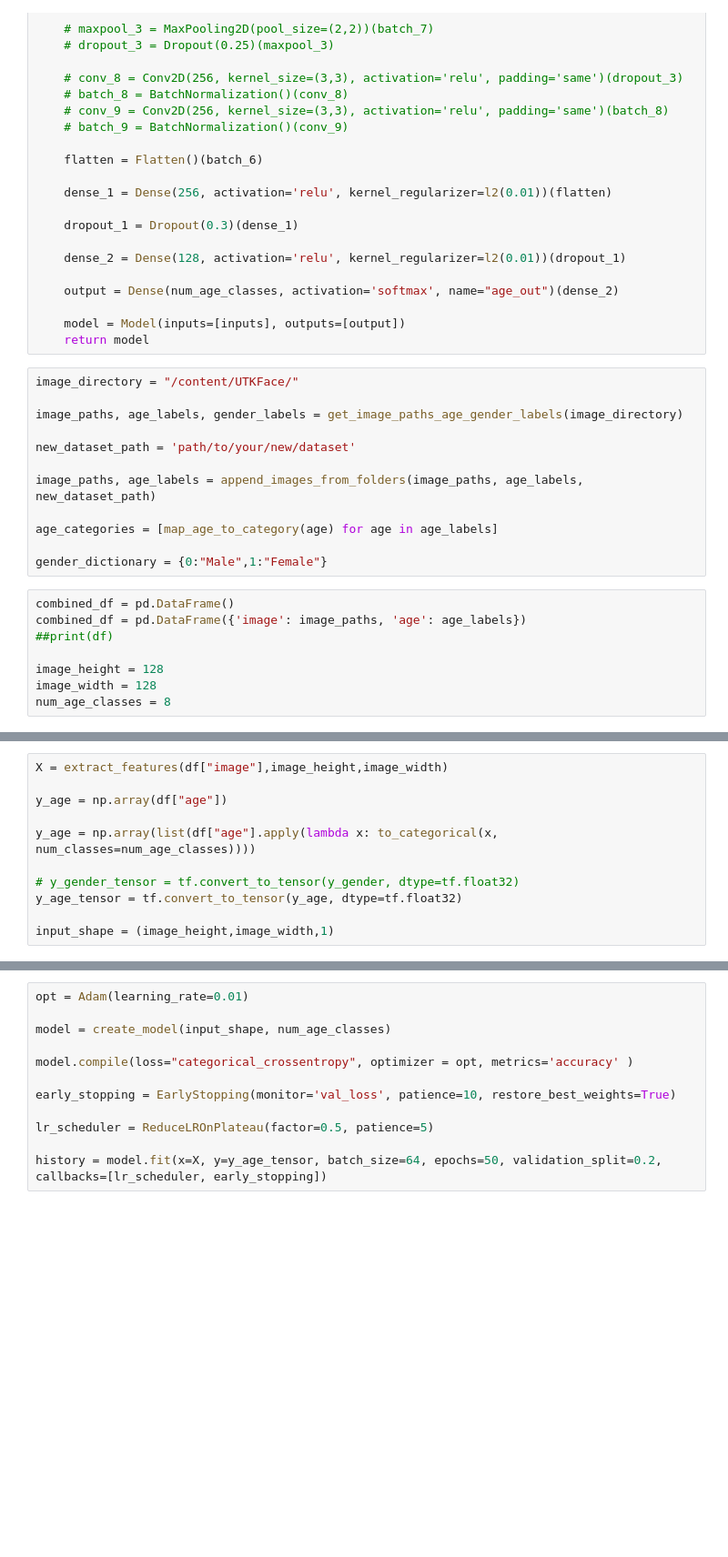
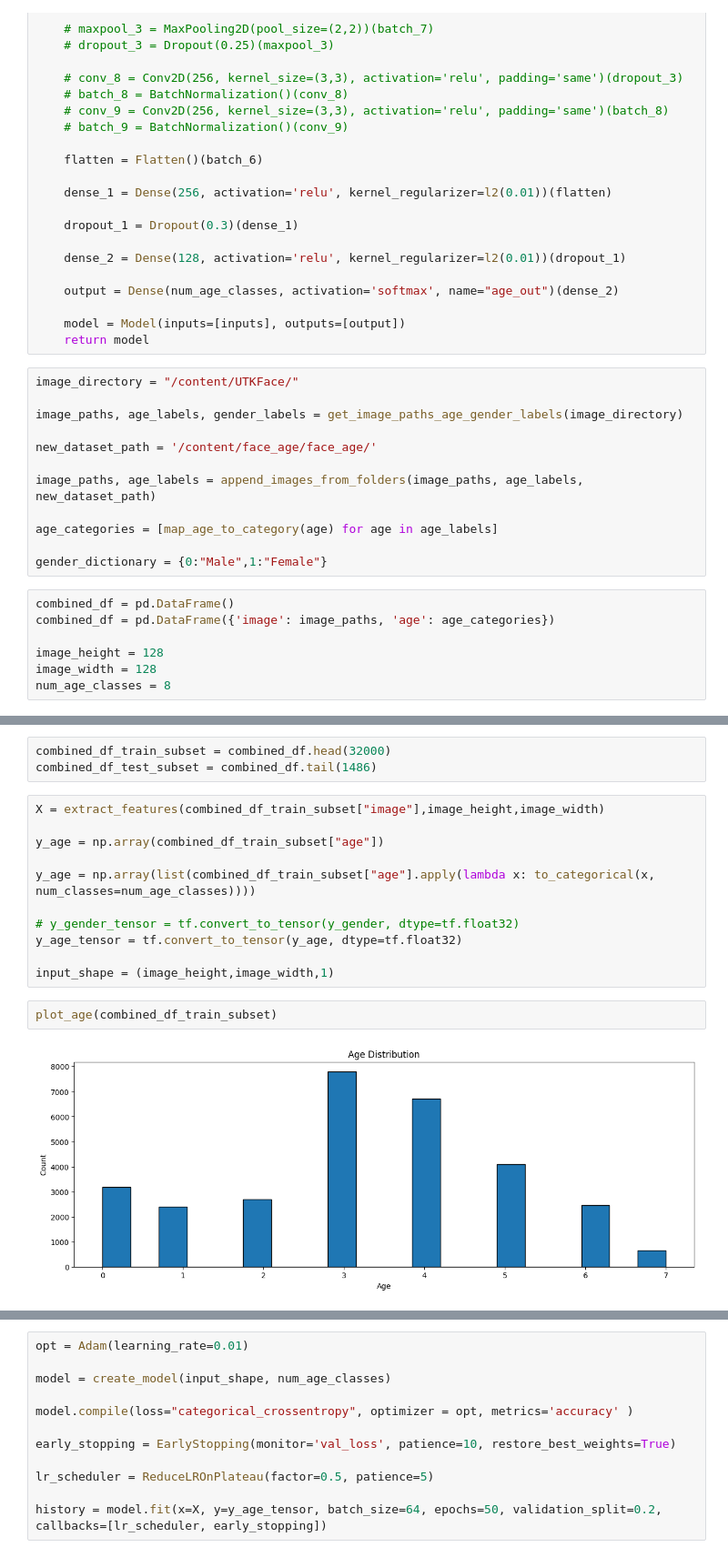
Before and after one commit to VladimirVladetic/AgePrediction, a Jupyter notebook: AgeModel.ipynb, the cells around one changed output, grey strips where cells are left out. Shown at 91% size. Cells and saved outputs as stored; diff of their text form; blank space fills up the shorter version.

```diff
--- a/AgeModel.ipynb
+++ b/AgeModel.ipynb
@@ -163,7 +175,7 @@ image_directory = "/content/UTKFace/"
 
 image_paths, age_labels, gender_labels = get_image_paths_age_gender_labels(image_directory)
 
-new_dataset_path = 'path/to/your/new/dataset'
+new_dataset_path = '/content/face_age/face_age/'
 
 image_paths, age_labels = append_images_from_folders(image_paths, age_labels, new_dataset_path)
 
@@ -172,8 +184,7 @@ age_categories = [map_age_to_category(age) for age in age_labels]
 gender_dictionary = {0:"Male",1:"Female"}
 # %%
 combined_df = pd.DataFrame()
-combined_df = pd.DataFrame({'image': image_paths, 'age': age_labels})
-##print(df)
+combined_df = pd.DataFrame({'image': image_paths, 'age': age_categories})
 
 image_height = 128
 image_width = 128
@@ -181,11 +209,18 @@ num_age_classes = 8
+# %%
+combined_df_train_subset = combined_df.head(32000)
+combined_df_test_subset = combined_df.tail(1486)
 # %%
-X = extract_features(df["image"],image_height,image_width)
+X = extract_features(combined_df_train_subset["image"],image_height,image_width)
 
-y_age = np.array(df["age"])
+y_age = np.array(combined_df_train_subset["age"])
 
-y_age = np.array(list(df["age"].apply(lambda x: to_categorical(x, num_classes=num_age_classes))))
+y_age = np.array(list(combined_df_train_subset["age"].apply(lambda x: to_categorical(x, num_classes=num_age_classes))))
 
 # y_gender_tensor = tf.convert_to_tensor(y_gender, dtype=tf.float32)
 y_age_tensor = tf.convert_to_tensor(y_age, dtype=tf.float32)
 
 input_shape = (image_height,image_width,1)
+# %%
+plot_age(combined_df_train_subset)
+# %% [output]
+[figure, added]
```
Also changed, not shown: parts of 8 cells of this notebook.
